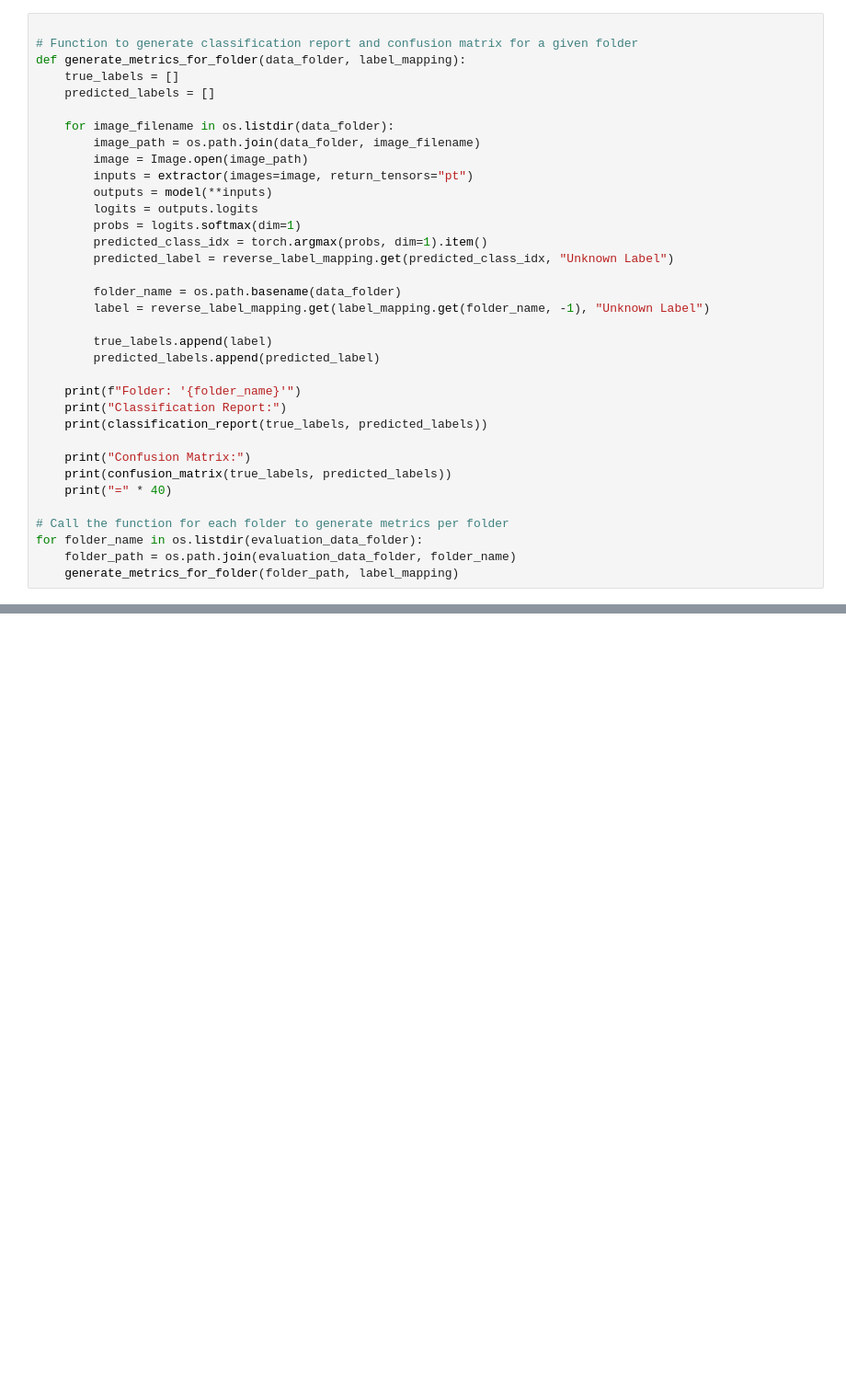
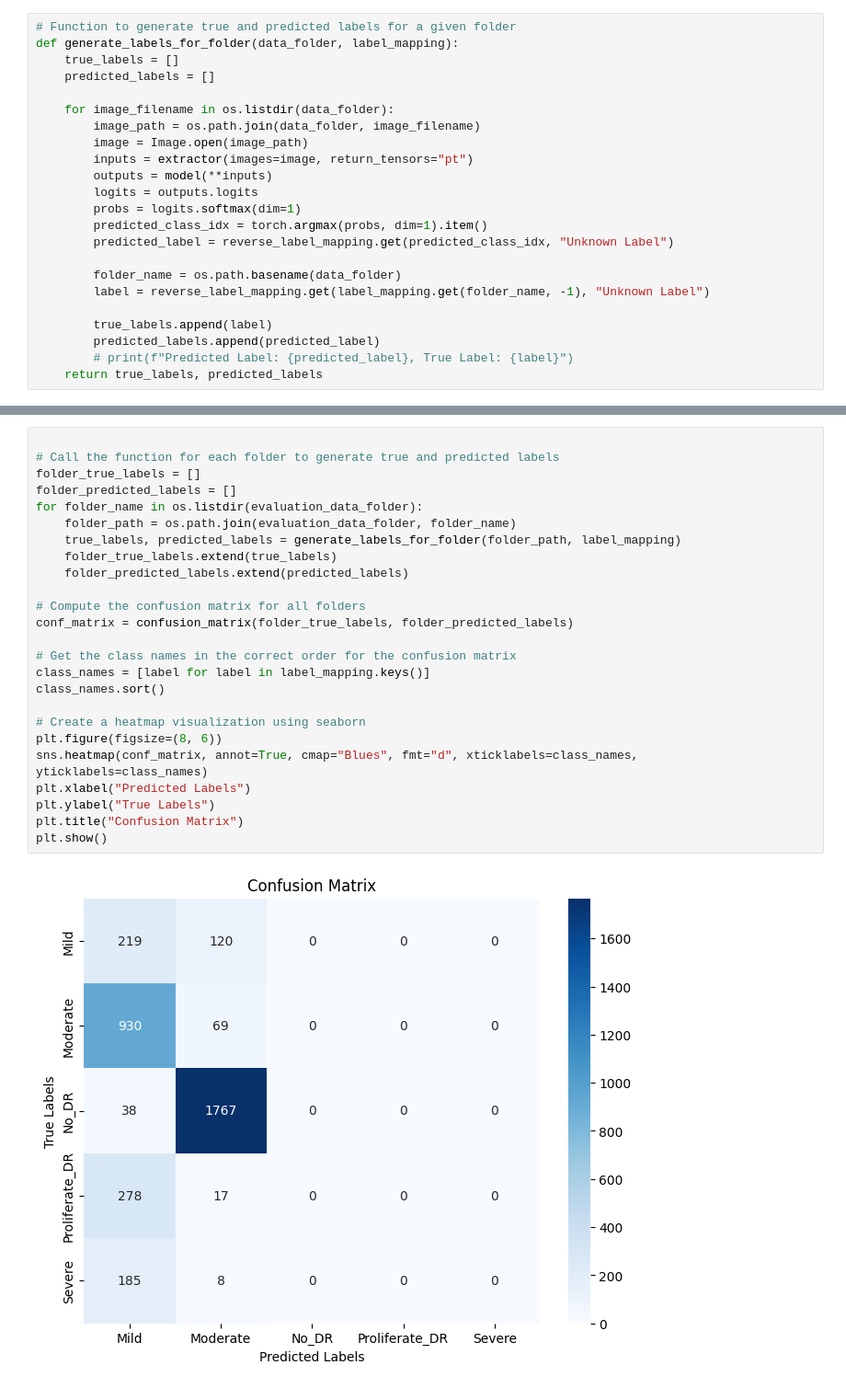
Before and after one commit to CharistaSC/diabetes-data-engineering-project, a Jupyter notebook: main/primary evaluation.ipynb, the cells around one changed output, grey strips where cells are left out. Shown at 92% size. Saved outputs shown, nothing was run; the diff lists cells and outputs as text; blank space fills up the shorter version.

```diff
--- a/main/primary evaluation.ipynb
+++ b/main/primary evaluation.ipynb
@@ -83,7 +26,6 @@ Predicted Label: Mild, Confidence: 0.3658
 # %%
-
-# Function to generate classification report and confusion matrix for a given folder
-def generate_metrics_for_folder(data_folder, label_mapping):
+# Function to generate true and predicted labels for a given folder
+def generate_labels_for_folder(data_folder, label_mapping):
     true_labels = []
     predicted_labels = []
 
@@ -102,16 +44,5 @@ def generate_metrics_for_folder(data_folder, label_mapping):
 
         true_labels.append(label)
         predicted_labels.append(predicted_label)
-
-    print(f"Folder: '{folder_name}'")
-    print("Classification Report:")
-    print(classification_report(true_labels, predicted_labels))
-
-    print("Confusion Matrix:")
-    print(confusion_matrix(true_labels, predicted_labels))
-    print("=" * 40)
-
-# Call the function for each folder to generate metrics per folder
-for folder_name in os.listdir(evaluation_data_folder):
-    folder_path = os.path.join(evaluation_data_folder, folder_name)
-    generate_metrics_for_folder(folder_path, label_mapping)
+        # print(f"Predicted Label: {predicted_label}, True Label: {label}")
+    return true_labels, predicted_labels
@@ -197,0 +49,27 @@ Confusion Matrix:
+# %%
+
+# Call the function for each folder to generate true and predicted labels
+folder_true_labels = []
+folder_predicted_labels = []
+for folder_name in os.listdir(evaluation_data_folder):
+    folder_path = os.path.join(evaluation_data_folder, folder_name)
+    true_labels, predicted_labels = generate_labels_for_folder(folder_path, label_mapping)
+    folder_true_labels.extend(true_labels)
+    folder_predicted_labels.extend(predicted_labels)
+
+# Compute the confusion matrix for all folders
+conf_matrix = confusion_matrix(folder_true_labels, folder_predicted_labels)
+
+# Get the class names in the correct order for the confusion matrix
+class_names = [label for label in label_mapping.keys()]
+class_names.sort()
+
+# Create a heatmap visualization using seaborn
+plt.figure(figsize=(8, 6))
+sns.heatmap(conf_matrix, annot=True, cmap="Blues", fmt="d", xticklabels=class_names, yticklabels=class_names)
+plt.xlabel("Predicted Labels")
+plt.ylabel("True Labels")
+plt.title("Confusion Matrix")
+plt.show()
+# %% [output]
+[figure, added]
```
Also changed, not shown: parts of 4 cells of this notebook, 2 other files.
